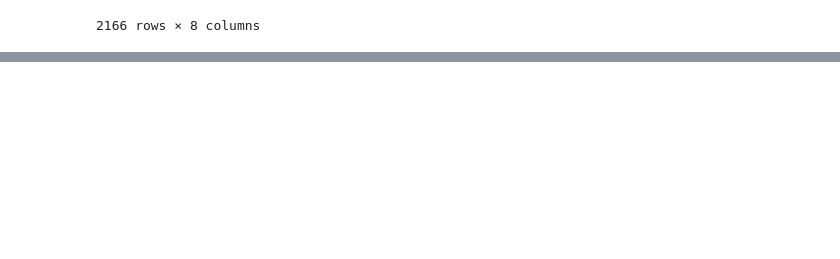
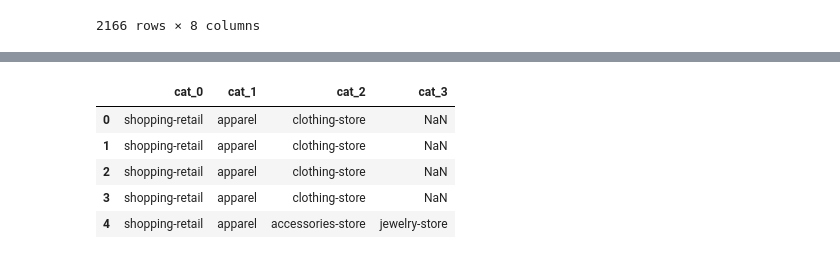
Before and after one commit to SwagmasterMatt/Web-App-Project, a Jupyter notebook: LogicScripts/Cleaning.ipynb, the cells around one changed output, grey strips where cells are left out. Drawn from its saved outputs; the diff is of its cells as text; code cells hidden in the pictures; blank space fills up the shorter version.

```diff
--- a/LogicScripts/Cleaning.ipynb
+++ b/LogicScripts/Cleaning.ipynb
@@ -57,0 +203,10 @@ restaurants_df
+# %%
+places_cat_df = places_final_df[['cat_0', 'cat_1', 'cat_2', 'cat_3']].copy()
+places_cat_df.head()
+# %% [output]
+|  | cat_0 | cat_1 | cat_2 | cat_3 |
+| 0 | shopping-retail | apparel | clothing-store | NaN |
+| 1 | shopping-retail | apparel | clothing-store | NaN |
+| 2 | shopping-retail | apparel | clothing-store | NaN |
+| 3 | shopping-retail | apparel | clothing-store | NaN |
+| 4 | shopping-retail | apparel | accessories-store | jewelry-store |
```
Also changed, not shown: parts of 9 cells of this notebook, 2 other files.
